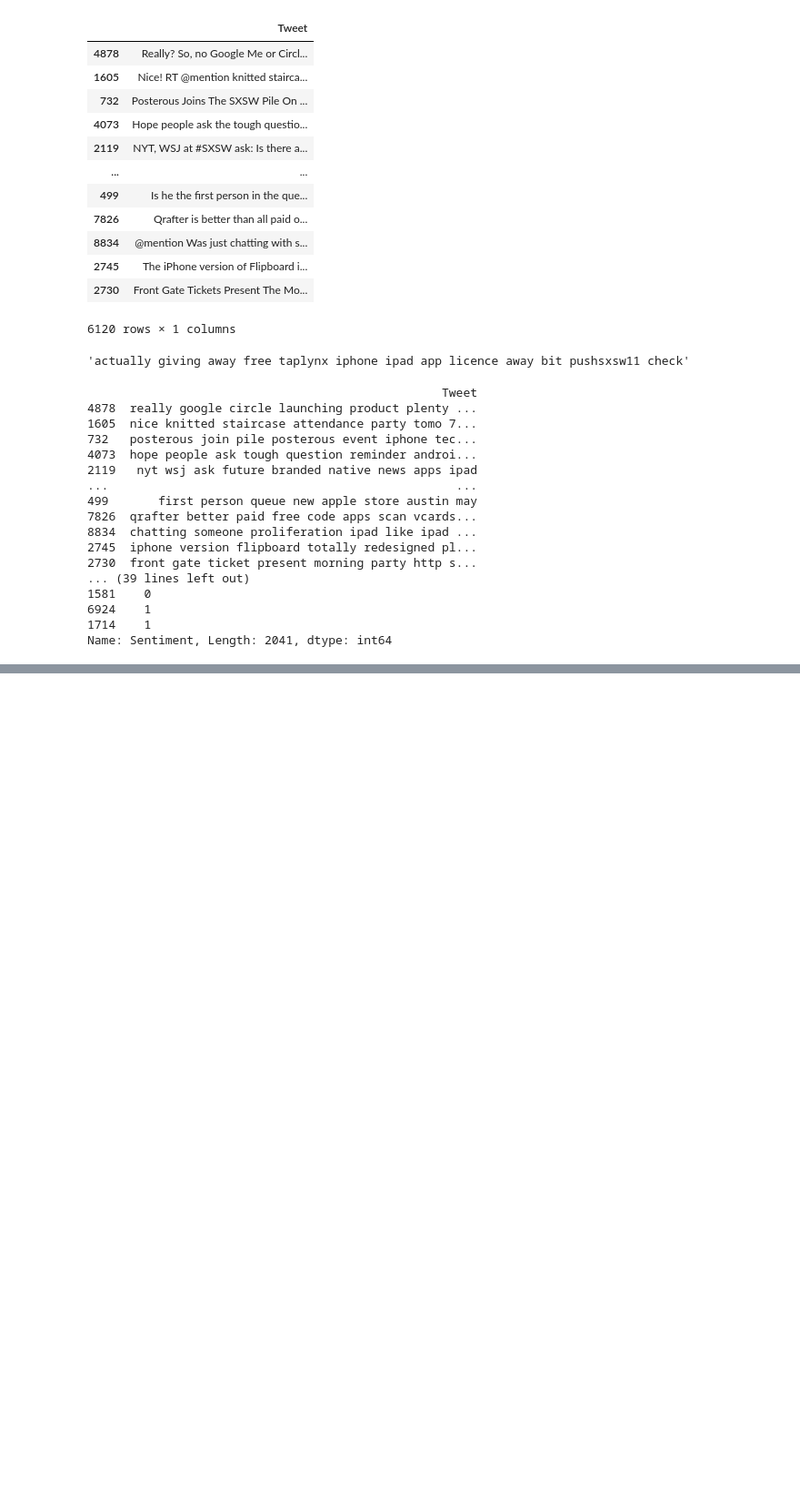
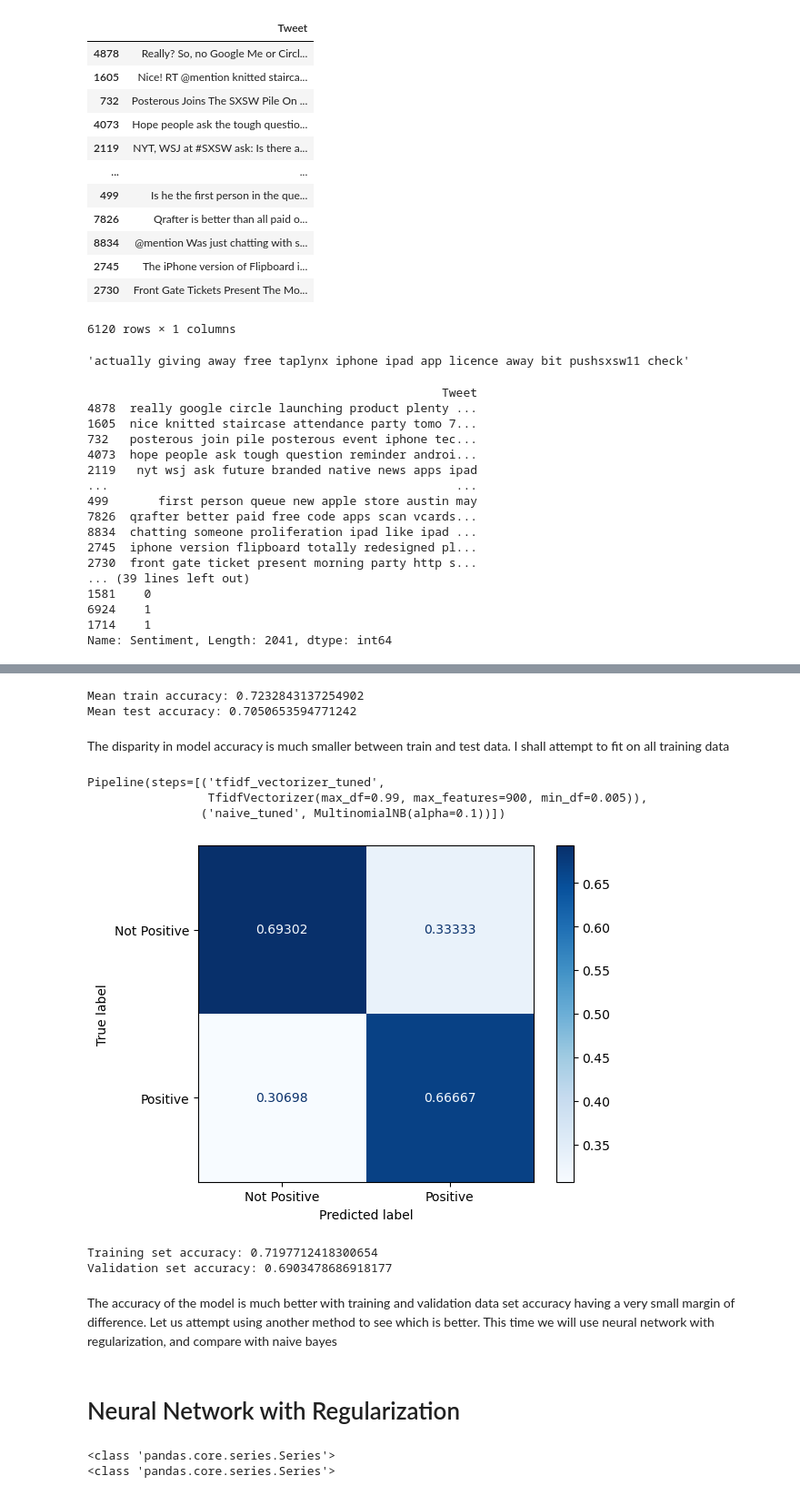
Before and after one commit to papyrusleaf/TweetSentimentAnalysis, a Jupyter notebook: TweetSentimentAnalysis.ipynb, the cells around one changed output, grey strips where cells are left out. Shown at 91% size. Cells and saved outputs as stored; diff of their text form; code cells hidden in the pictures; blank space fills up the shorter version.

```diff
--- a/TweetSentimentAnalysis.ipynb
+++ b/TweetSentimentAnalysis.ipynb
@@ -541,0 +601,11 @@ Name: Sentiment, Length: 2041, dtype: int64
+# %%
+#Creating a pipeline with hyperparameter tuning
+pipe_naive_tuned = Pipeline(steps=[
+    ('tfidf_vectorizer_tuned', TfidfVectorizer(max_df=.99,min_df=0.005, max_features=900)),
+    ('naive_tuned', MultinomialNB(alpha=.1))
+])
+#Crossvalidation
+crv_naive_tuned = cross_validate(pipe_naive_tuned, X_train['Tweet'], y_train, return_train_score=True, \
+                    scoring=['accuracy', 'recall','roc_auc'])
+
+crv_naive_tuned
@@ -541,0 +621,52 @@ Name: Sentiment, Length: 2041, dtype: int64
+# %%
+# Mean train accuracy
+print("Mean train accuracy:", crv_naive_tuned['train_accuracy'].mean())
+
+# Mean test accuracy
+print("Mean test accuracy:", crv_naive_tuned['test_accuracy'].mean())
+# %% [output]
+Mean train accuracy: 0.7232843137254902
+Mean test accuracy: 0.7050653594771242
+# %% [markdown]
+The disparity in model accuracy is much smaller between train and test data. I shall attempt to fit on all training data
+# %%
+#fitting tuned model on all training data
+pipe_naive_tuned.fit(X_train["Tweet"], y_train)
+# %% [output]
+Pipeline(steps=[('tfidf_vectorizer_tuned',
+                 TfidfVectorizer(max_df=0.99, max_features=900, min_df=0.005)),
+                ('naive_tuned', MultinomialNB(alpha=0.1))])
+# %%
+# plot confusion matrix
+ConfusionMatrixDisplay.from_estimator(
+    pipe_naive_tuned,
+    X_val["Tweet"],
+    y_val,
+    display_labels=["Not Positive", "Positive"],
+    cmap=plt.cm.Blues,
+    values_format='.5g',
+    normalize="pred"
+)
+plt.show()
+# %% [output]
+[figure, added]
+# %%
+print('Training set accuracy:', pipe_naive_tuned.score(X_train['Tweet'], y_train))
+print('Validation set accuracy:', pipe_naive_tuned.score(X_val['Tweet'], y_val))
+# %% [output]
+Training set accuracy: 0.7197712418300654
+Validation set accuracy: 0.6903478686918177
+# %% [markdown]
+The accuracy of the model is much better with training and validation data set accuracy having a very small margin of difference. Let us attempt using another method to see which is better. This time we will use neural network with regularization, and compare with naive bayes
+# %% [markdown]
+# Neural Network with Regularization
+# %%
+# Setting the data as a series object so it runs on a neural network
+X_train = X_train["Tweet"]
+X_val = X_val["Tweet"]
+
+print(type(X_train))
+print(type(X_val))
+# %% [output]
+<class 'pandas.core.series.Series'>
+<class 'pandas.core.series.Series'>
```
Also changed, not shown: parts of 14 cells of this notebook.
